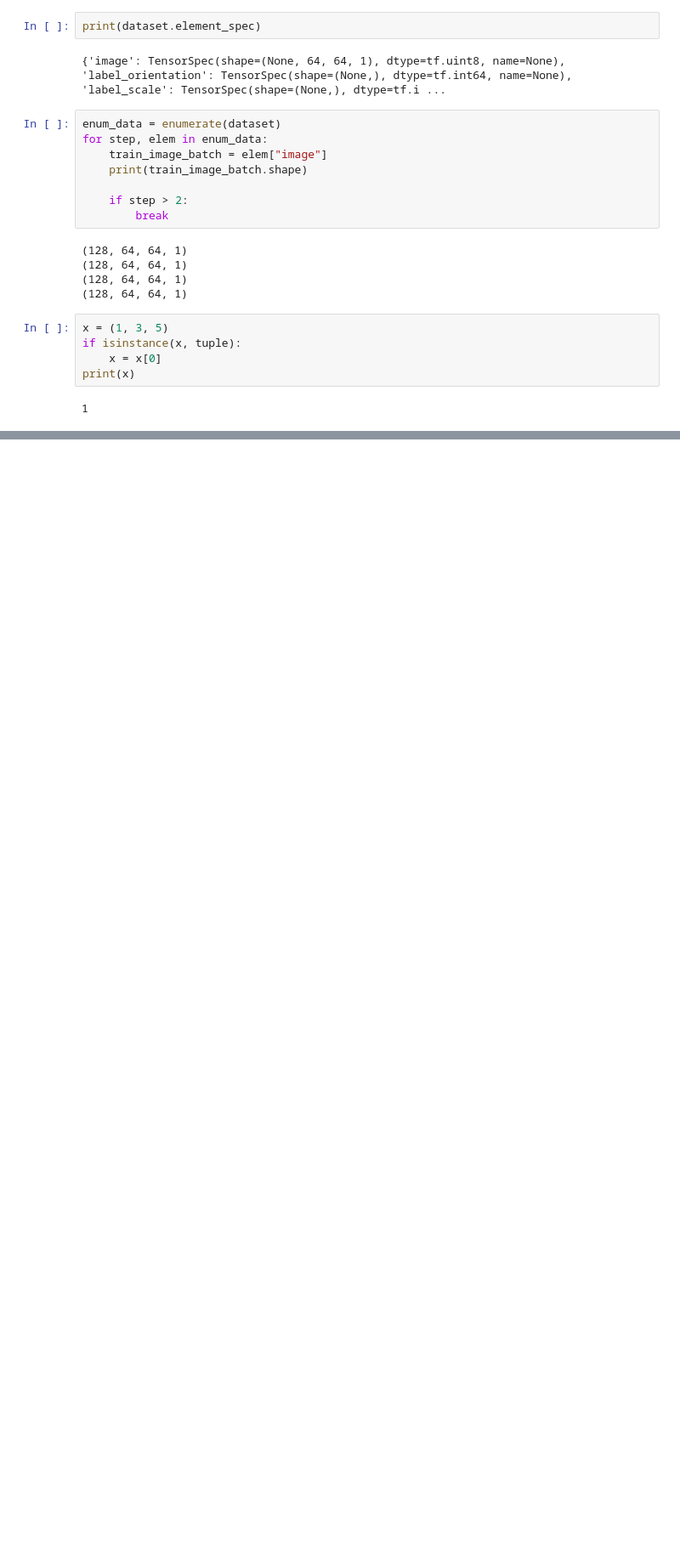
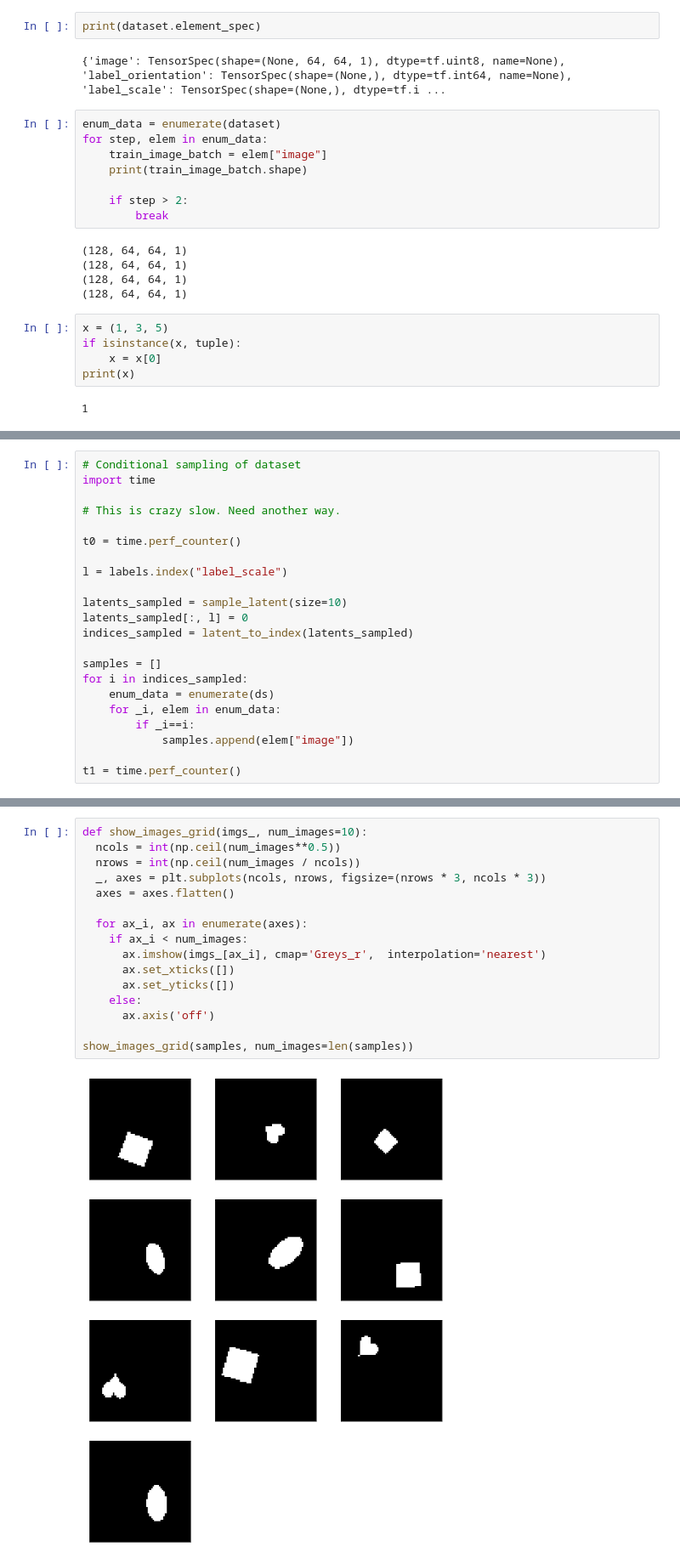
Before and after one commit to jamesacris/constrained-vae, a Jupyter notebook: dSprites/dsprites.ipynb, the cells around one changed output, grey strips where cells are left out. Shown at 85% size. Saved outputs shown, nothing was run; the diff lists cells and outputs as text; blank space fills up the shorter version.

```diff
--- a/dSprites/dsprites.ipynb
+++ b/dSprites/dsprites.ipynb
@@ -105,0 +153,22 @@ label_x_position
+# %%
+# Conditional sampling of dataset
+import time
+
+# This is crazy slow. Need another way.
+
+t0 = time.perf_counter()
+
+l = labels.index("label_scale")
+
+latents_sampled = sample_latent(size=10)
+latents_sampled[:, l] = 0
+indices_sampled = latent_to_index(latents_sampled)
+
+samples = []
+for i in indices_sampled:
+    enum_data = enumerate(ds)
+    for _i, elem in enum_data:
+        if _i==i:
+            samples.append(elem["image"])
+
+t1 = time.perf_counter()
@@ -105,0 +196,18 @@ label_x_position
+# %%
+def show_images_grid(imgs_, num_images=10):
+  ncols = int(np.ceil(num_images**0.5))
+  nrows = int(np.ceil(num_images / ncols))
+  _, axes = plt.subplots(ncols, nrows, figsize=(nrows * 3, ncols * 3))
+  axes = axes.flatten()
+
+  for ax_i, ax in enumerate(axes):
+    if ax_i < num_images:
+      ax.imshow(imgs_[ax_i], cmap='Greys_r',  interpolation='nearest')
+      ax.set_xticks([])
+      ax.set_yticks([])
+    else:
+      ax.axis('off')
+
+show_images_grid(samples, num_images=len(samples))
+# %% [output]
+[figure, added]
```
Also changed, not shown: parts of 8 cells of this notebook, 3 other files.
